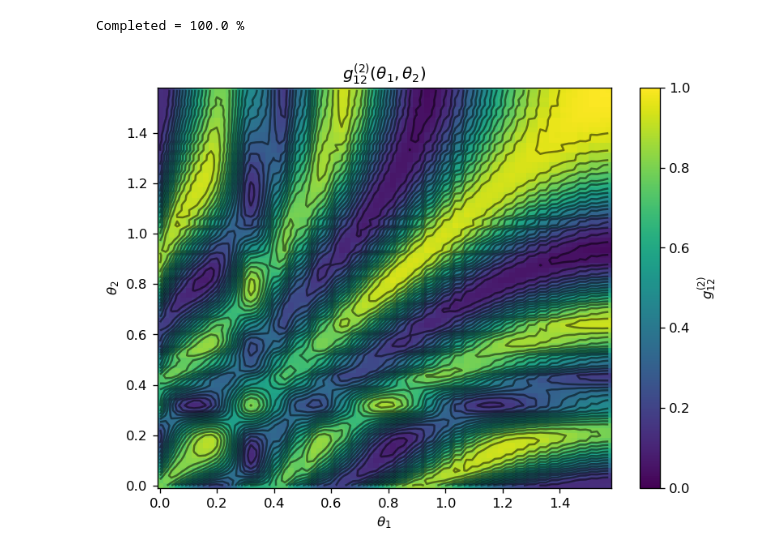
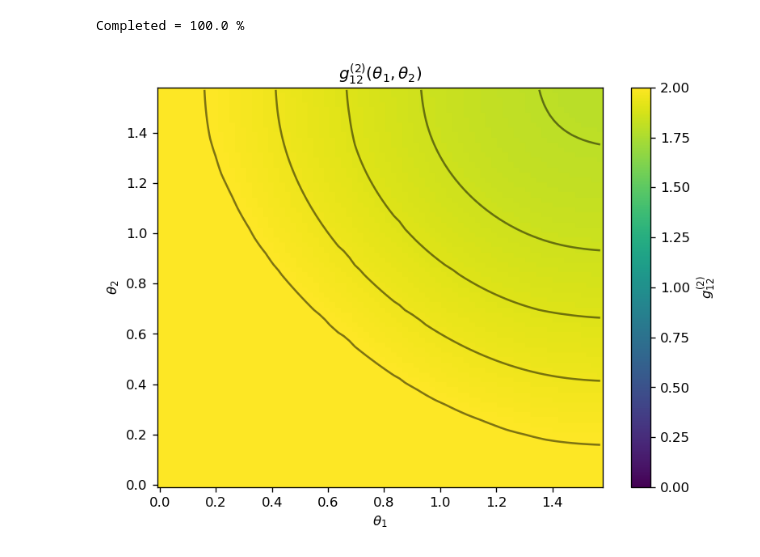
Before and after one commit to Daniele-PyBECTN/molecular_quantum_optics, a Jupyter notebook: Unresolved detection/notebooks/full_quantum/g3/g2_zeros.ipynb, the cells around one changed output. Saved outputs shown, nothing was run; the diff lists cells and outputs as text; code cells hidden in the pictures.

```diff
--- a/Unresolved detection/notebooks/full_quantum/g3/g2_zeros.ipynb
+++ b/Unresolved detection/notebooks/full_quantum/g3/g2_zeros.ipynb
@@ -565,7 +567,7 @@ Ny = 1
 N_TLS = Nx*Ny
 
 
-l0 = 2000
+l0 = 50
 
 theta_NA = np.pi/50
 
@@ -587,7 +589,7 @@ sx, sy, sz, s_ = spin_operators(N_TLS)
 Edd_ref = 0.0248 # kV/cm
                                     #include a golden substrate
 img_active = 1  #choose to use free space '==0' or half space '==1' dyadic Green function
-z0 = - 20000     #position in nm of the conductinc plate (only if img_active == 1)
+z0 = - 200     #position in nm of the conductinc plate (only if img_active == 1)
 
                                     # in GHz - detuning of the molecules with respect external pump, molecules losses, dipole-dipole reference scale
 gamma = .05  # homogeneous broadening, or Fourier limit linewidth
@@ -595,15 +597,15 @@ gamma_deph = .01 # pure dephasing rate (to be done properly I should include the
 Udd = 1.    # coefficiente dimensionale dyadic in GHz -> Udd = e^2/epsilon0 k0^3 xi_d^2 ( e xi_d = dipole transition \approx 13 D )
 Gamma0 = Udd/(3.*np.pi)     # ==== Single emitter diagonal spontaneous decay rate of the free space dyadic. Necessary to ensure stability.
 
-OmR = 0.
+OmR = 6.
 sigma_freqs = 0.
                                     #arr_freq_dis = sigma_freqs*np.random.normal(0.0, 1., size=N_TLS) #array that stores fluctuations of TLS freqs., sigma is in GHz
 arr_freq_dis = sigma_freqs*np.random.uniform(-1./2., 1./2., size=N_TLS)
 
                                     #detuning with respect external laser
-det0 = 0. #* np.sqrt(N_TLS)        #in Ghz
+det0 = -1.15 #* np.sqrt(N_TLS)        #in Ghz
 
-Gam_p = .3                           #Incoherent pump strength
+Gam_p = .0                           #Incoherent pump strength
 
                                     #select orientation dipoles
 direction_dipole = 1    # x==0, y==1, z==2
@@ -638,6 +640,7 @@ for nik in range(ikvals.size):
         dressed_jump.append( np.sqrt( ( Gk + 1j*0.0 ) ) * ikvecs[ntls,nik] * s_[ntls] )
 
 Heff = 0*sz[0]
+H0 = Heff
 arr_cjump = []
 Ltot = 0*lindblad_dissipator( s_[0] )
 for n1 in range(N_TLS):
@@ -646,8 +649,10 @@ for n1 in range(N_TLS):
     arr_cjump.append( np.sqrt(gamma_deph)*s_[n1].dag()*s_[n1] )
     for n2 in range(N_TLS):
         Heff += - 1.*Udd*K[n1][n2].real * s_[n1].dag()*s_[n2]
+        H0 += - 1.*Udd*K[n1][n2].real * s_[n1].dag()*s_[n2]
 arr_jump_tot = arr_cjump + dressed_jump
 Ltot += liouvillian(Heff, arr_jump_tot)
 
 rho_ss = steadystate(Ltot)
+bell_y = 0
 # %% [output]
@@ -654,0 +668,14 @@ rho_ss = steadystate(Ltot)
+# %%
+GS = fock(2,1)
+GS = tensor(GS, GS)
+state = s_[0].dag()*s_[1].dag() * GS #+ GS
+rho_ss = state*state.dag()*.9 + GS*GS.dag()
+rho_ss = rho_ss.unit()
+bell_y = 1
+"""if N_TLS == 3:
+    state = (s_[0].dag()*s_[1].dag()*s_[2].dag())*ghz_state(3)
+    state.unit()
+    state = (s_[0] + s_[1] + s_[2])*state
+    state.unit()
+    rho_ss = state * state.dag()"""
+#rho_ss = singlet_state() * singlet_state().dag()
@@ -693,7 +726,7 @@ vT1 = phi
 vT2 = phi
 
 P1 = 0
-P2 = 0
+P2 = int(theta.size/2)
 
 count = 0
 for n_T1, T1 in enumerate(vT1):
@@ -784,37 +817,40 @@ Theta1, Theta2 = np.meshgrid(vT1, vT2)
 fig, ax = plt.subplots(1, 1, dpi=120, figsize=(4, 3))
 
 # Normalise if you want g2/g2_max, otherwise just use arr_g2_12
-g2_norm = arr_g2_12
+if bell_y == 1:
+    g2_norm = arr_g2_12.real
+else:
+    g2_norm = arr_g2_12.real
 
 # Choose color scale limits (adjust to your data)
 vmin = 0.0
-vmax = 1.
+vmax = 2.
 
 # Main colormap
 Emap_plot = ax.pcolormesh(Theta1, Theta2, g2_norm,
                           cmap='viridis', vmin=vmin, vmax=vmax, shading='auto')
 
 # Contours
 contour_min = vmin
 contour_max = vmax
 contour_interval = 0.05
 levels = np.arange(contour_min, contour_max + contour_interval, contour_interval)
 
 contours = ax.contour(Theta1, Theta2, g2_norm,
                       levels=levels, colors='black', alpha=0.5)
 
 # Axis labels (θ in radians; change to degrees if you prefer)
 ax.set_xlabel(r'$\theta_1$')
 ax.set_ylabel(r'$\theta_2$')
 ax.set_title(r'$g^{(2)}_{12}(\theta_1, \theta_2)$')
 
 # Colorbar
 cbar = fig.colorbar(Emap_plot, ax=ax)
 cbar.set_label(r'$g^{(2)}_{12}$')
 
 plt.gcf().set_size_inches(170 / 25.4, 130 / 25.4)  # match your size style
 plt.tight_layout()
 # plt.savefig('g2_12_thetas.png', dpi=300)
 plt.show()
 # %% [output]
-[figure, old version]
+[figure, new version]
```
Also changed, not shown: parts of 6 cells of this notebook, 6 other files.
